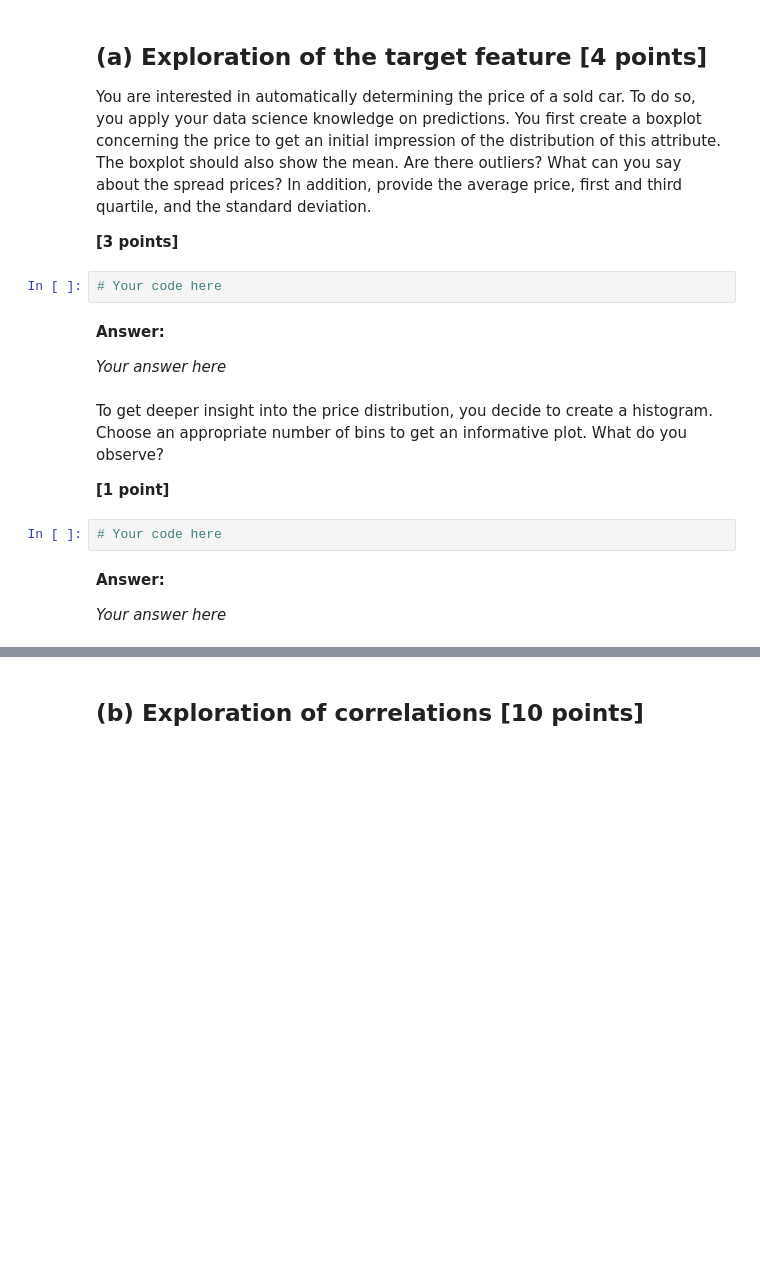
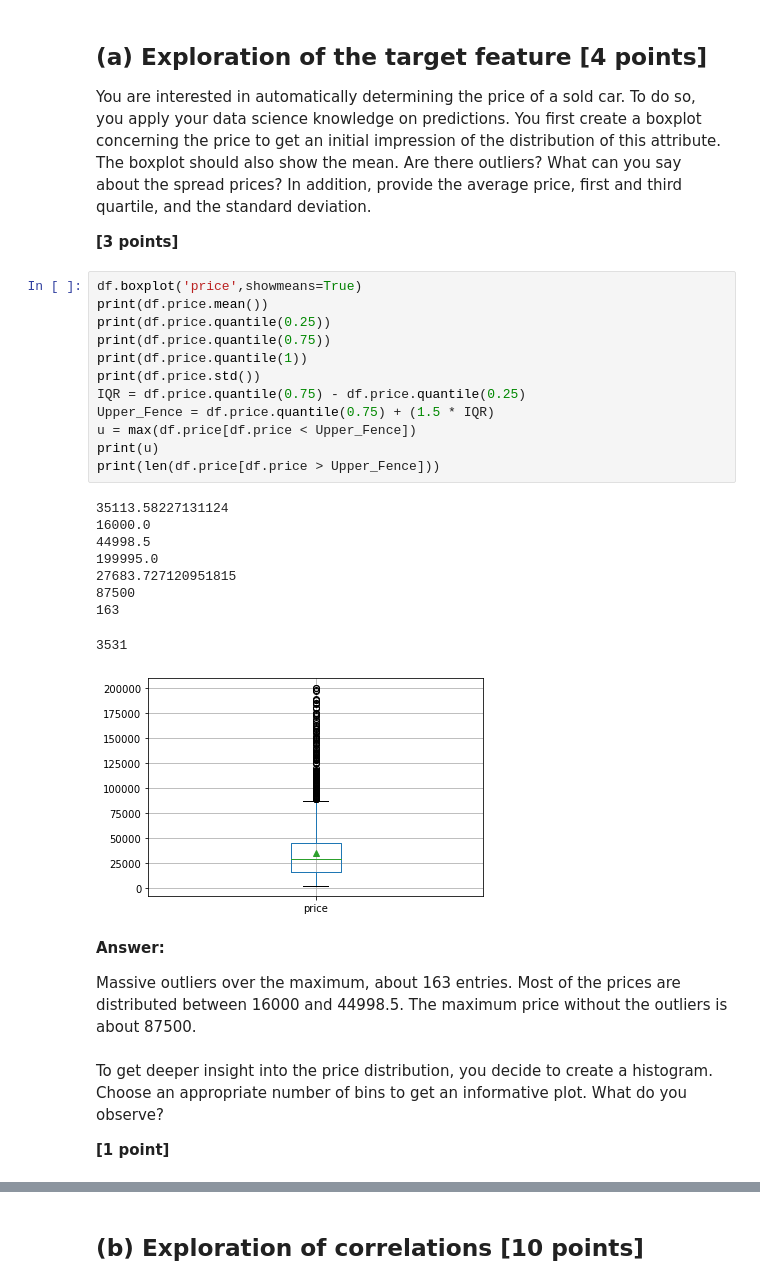
Before and after one commit to sillyduckyluck/IDS_Winning_team, a Jupyter notebook: Part_1/IDS_WS23_Assignment_part_1-student.ipynb, the cells around one changed output, grey strips where cells are left out. Drawn from its saved outputs; the diff is of its cells as text; blank space fills up the shorter version.

```diff
--- a/Part_1/IDS_WS23_Assignment_part_1-student.ipynb
+++ b/Part_1/IDS_WS23_Assignment_part_1-student.ipynb
@@ -200,19 +215,33 @@ In the following, you want to explore the dataset.
 You are interested in automatically determining the price of a sold car. To do so, you apply your data science knowledge on predictions. You first create a boxplot concerning the price to get an initial impression of the distribution of this attribute. The boxplot should also show the mean. Are there outliers? What can you say about the spread prices? In addition, provide the average price, first and third quartile, and the standard deviation.
 
 **[3 points]**
-# %%
-# Your code here
-# %% [markdown]
-**Answer:**
-
-*Your answer here*
+# %%
+df.boxplot('price',showmeans=True)
+print(df.price.mean())
+print(df.price.quantile(0.25))
+print(df.price.quantile(0.75))
+print(df.price.quantile(1))
+print(df.price.std())
+IQR = df.price.quantile(0.75) - df.price.quantile(0.25)
+Upper_Fence = df.price.quantile(0.75) + (1.5 * IQR)
+u = max(df.price[df.price < Upper_Fence])
+print(u)
+print(len(df.price[df.price > Upper_Fence]))
+# %% [output]
+35113.58227131124
+16000.0
+44998.5
+199995.0
+27683.727120951815
+87500
+163
+3531
+[figure, added]
+# %% [markdown]
+**Answer:**
+
+Massive outliers over the maximum, about 163 entries. Most of the prices are distributed between 16000 and 44998.5. The maximum price without the outliers is about 87500.
 # %% [markdown]
 To get deeper insight into the price distribution, you decide to create a histogram. Choose an appropriate number of bins to get an informative plot. What do you observe?
 
 **[1 point]**
-# %%
-# Your code here
-# %% [markdown]
-**Answer:**
-
-*Your answer here*
```
Also changed, not shown: parts of 23 cells of this notebook.
